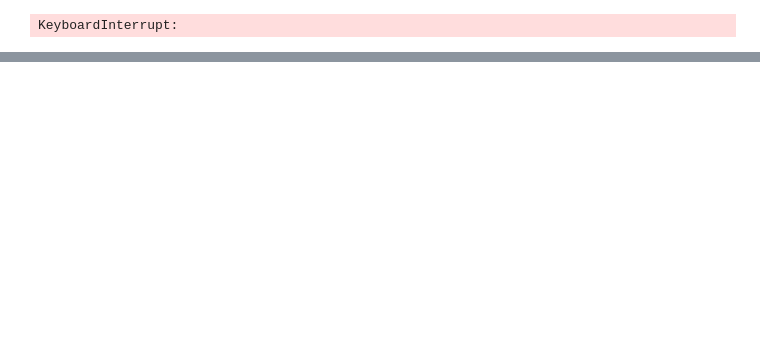
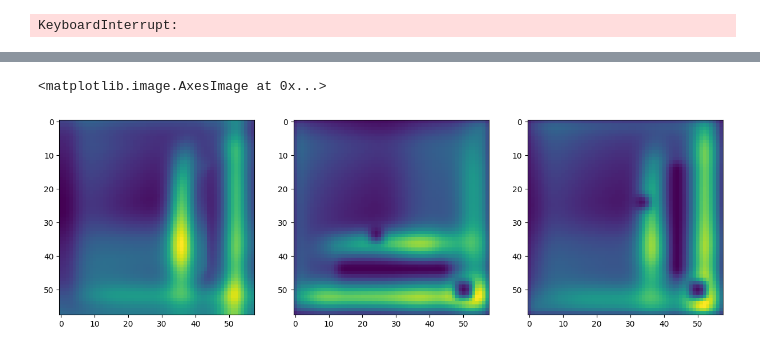
Before and after one commit to 1101AlexZab1011/SpatialMemory, a Jupyter notebook: dev/debug_h.ipynb, the cells around one changed output, grey strips where cells are left out. Saved outputs shown, nothing was run; the diff lists cells and outputs as text; code cells hidden in the pictures; blank space fills up the shorter version.

```diff
--- a/dev/debug_h.ipynb
+++ b/dev/debug_h.ipynb
@@ -517,7 +564,11 @@ class DebugArtist(ArtistCallback):
         #     ),
         #     cmap='coolwarm',
         # )
-        self.debug_ax1.plot(self.activity.hd)
+        # self.debug_ax1.plot(self.activity.hd)
+        self.debug_ax1.imshow(
+            (self.weights.bvc.to.h@self.cache['rates'].bvc).reshape(58, 58).T,
+            origin='lower'
+        )
 
     def on_clean(self):
         self.debug_ax1.clear()
@@ -958,0 +1175,20 @@ plt.imshow(np.reshape(cache.weights.bvc.to.h@cache.rates.bvc, cache.grid2cart.sh
+# %%
+mtl_cfg = '../cfg/cells/mtl_cells.ini'
+config = EvalConfigParser(interpolation=configparser.ExtendedInterpolation(), allow_no_value=True)
+config.read(mtl_cfg)
+
+space_section = config['Space']
+res = space_section.eval('res')
+r_max = space_section.eval('r_max')
+
+polargrid_section = config['PolarGrid']
+polar_dist_res = polargrid_section.eval('polar_dist_res')
+polar_ang_res = polargrid_section.eval('polar_ang_res', locals=dict(pi=np.pi))
+h_sig = polargrid_section.eval('sigma_hill')
+
+
+gen = MTLGenerator(
+    r_max, h_sig, polar_dist_res, polar_ang_res, env
+)
+# gen.save('../data/generators/mtl_gen.pkl')
+mtl_weights = gen.generate()
@@ -958,0 +1349,9 @@ plt.imshow(np.reshape(cache.weights.bvc.to.h@cache.rates.bvc, cache.grid2cart.sh
+# %%
+%matplotlib inline
+fig, (ax1, ax2, ax3) = plt.subplots(1, 3, figsize=(15, 5))
+ax1.imshow((weights.bvc.to.h@dynamics.cache['rates'].bvc).reshape(58, 58))
+ax2.imshow((bvc2h_weights@dynamics.cache['rates'].bvc).reshape(58, 58))
+ax3.imshow((bvc2h_weights_reshaped@dynamics.cache['rates'].bvc).reshape(58, 58))
+# %% [output]
+<matplotlib.image.AxesImage at 0x...>
+[figure, added]
```
Also changed, not shown: parts of 59 cells of this notebook, 15 other files.
